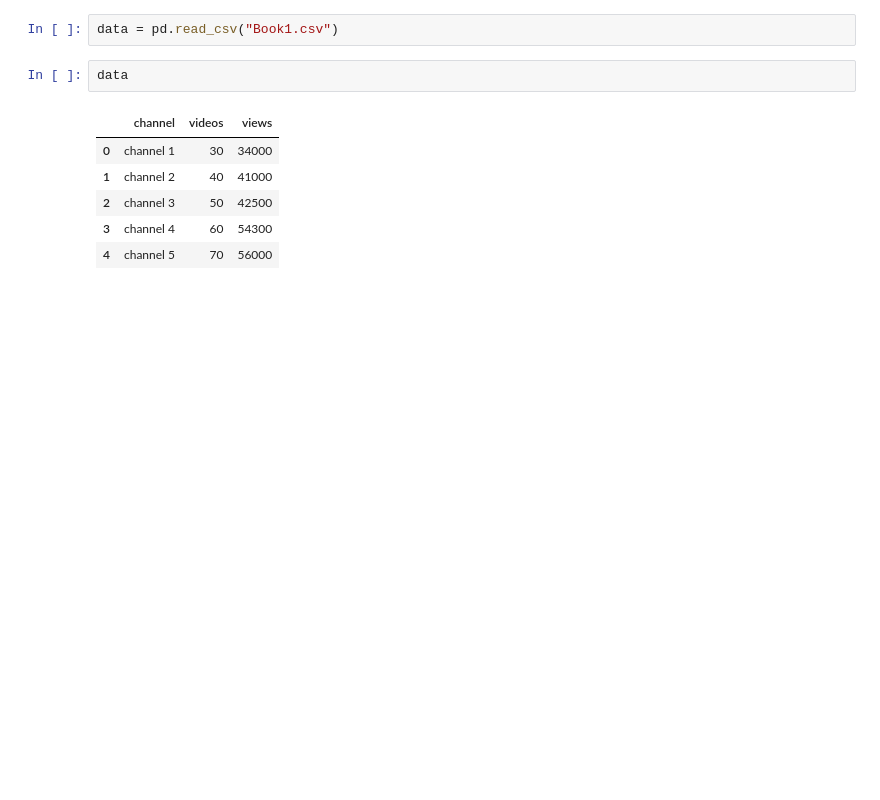
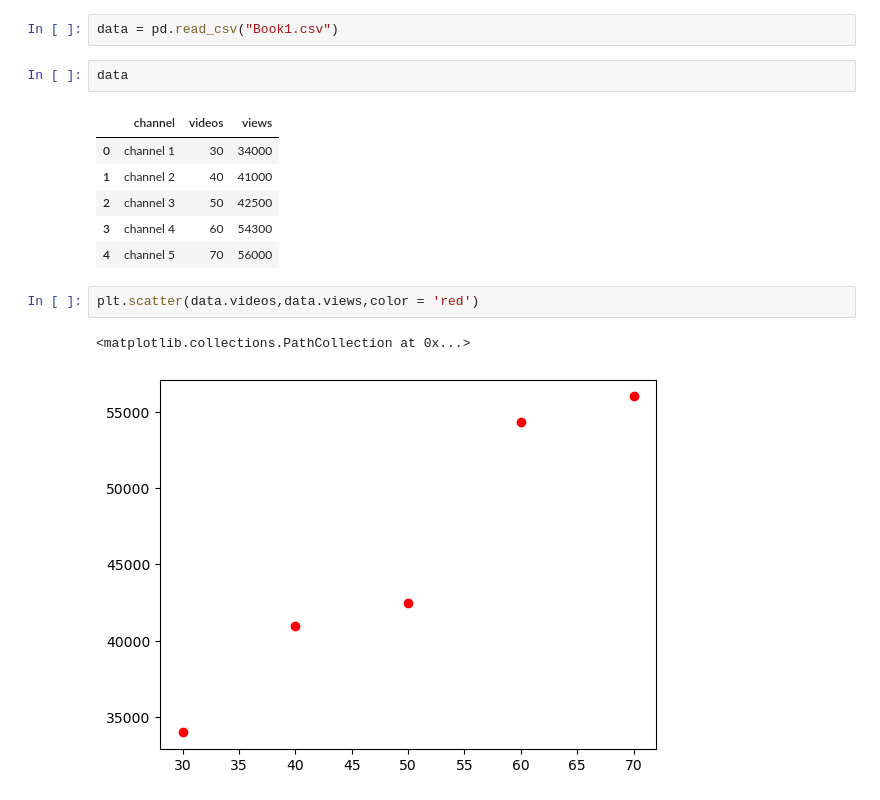
Before and after one commit to Yasithb/Model_Training-Learning, a Jupyter notebook: Linear_Regression/Single Variable.ipynb, the cells around one changed output. Cells and saved outputs as stored; diff of their text form; blank space fills up the shorter version.

```diff
--- a/Linear_Regression/Single Variable.ipynb
+++ b/Linear_Regression/Single Variable.ipynb
@@ -18,3 +18,8 @@ data
 | 2 | channel 3 | 50 | 42500 |
 | 3 | channel 4 | 60 | 54300 |
 | 4 | channel 5 | 70 | 56000 |
+# %%
+plt.scatter(data.videos,data.views,color = 'red')
+# %% [output]
+<matplotlib.collections.PathCollection at 0x...>
+[figure, added]
```
Also changed, not shown: parts of 15 cells of this notebook.
